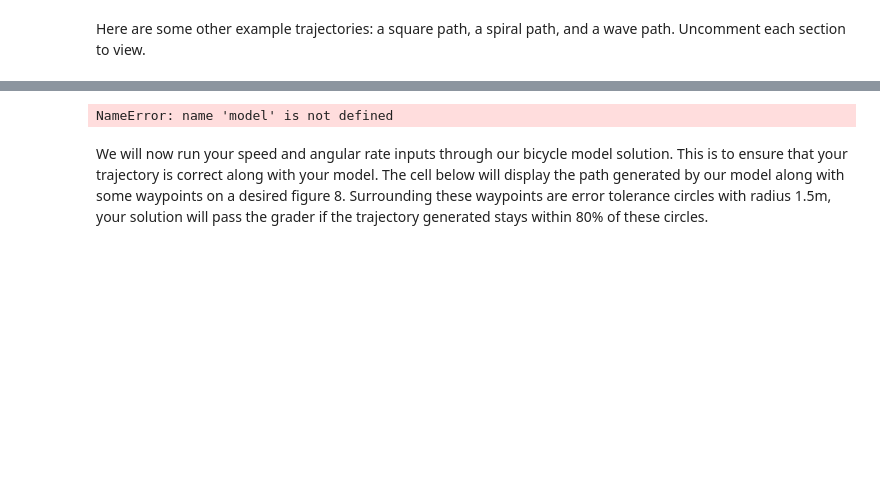
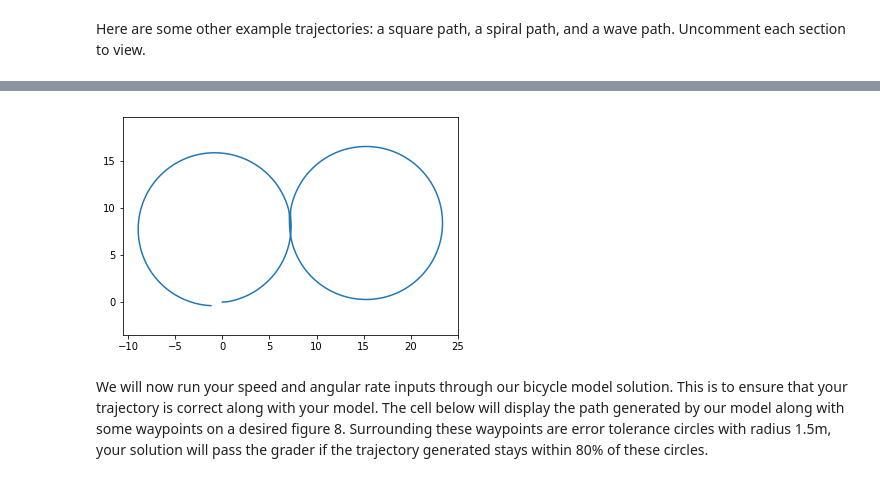
Before and after one commit to vinod-kancherla/self_driving_cars, a Jupyter notebook: Introduction_to_self_driving_cars/Kinematic_Bicycle_Model.ipynb, the cells around one changed output, grey strips where cells are left out. Saved outputs shown, nothing was run; the diff lists cells and outputs as text; code cells hidden in the pictures; blank space fills up the shorter version.

```diff
--- a/Introduction_to_self_driving_cars/Kinematic_Bicycle_Model.ipynb
+++ b/Introduction_to_self_driving_cars/Kinematic_Bicycle_Model.ipynb
@@ -305,11 +293,11 @@ w_data = np.zeros_like(t_data)
 #  Learner solution begins here
 # ==================================
 radius = 8
-v_data = np.zeros_like(t_data)
+delta = 0.993 * np.arctan(model.L / radius)
 v_data[:] = 2 * (2 * radius * np.pi) / time_end
 
-w_data = np.zeros_like(t_data)
-delta = 0.985 * np.arctan(model.L/radius)
+# w_data = np.zeros_like(t_data)
+# delta = 0.985 * np.arctan(model.L/radius)
 
 for i in range(t_data.shape[0]):
     x_data[i] = model.xc
@@ -321,34 +309,34 @@ for i in range(t_data.shape[0]):
             w_data[i] = model.w_max
         else:
             model.step(v_data[i], 0)
             w_data[i] = 0
 
     elif i <= 5.05 * t_data.shape[0]/8:
         if model.delta > -delta:
             model.step(v_data[i], -model.w_max)
             w_data[i] = -model.w_max
         else:
             model.step(v_data[i], 0)
             w_data[i] = 0
 
     else:
         if model.delta < delta:
             model.step(v_data[i], model.w_max)
             w_data[i] = model.w_max
         else:
             model.step(v_data[i], 0)
             w_data[i] = 0
 
     # print("step=%i, (x=%s, y=%s), (model=%s, delta=%s)" % (i, np.round(x_data[i], 4), np.round(y_data[i], 4), np.round(model.delta, 6), np.round(delta, 6)))
 
 # ==================================
 #  Learner solution ends here
 # ==================================
 plt.axis('equal')
 plt.plot(x_data, y_data)
 plt.show()
 # %% [output]
-NameError: name 'model' is not defined
+[figure, added]
 # %% [markdown]
 We will now run your speed and angular rate inputs through our bicycle model solution. This is to ensure that your trajectory is correct along with your model. The cell below will display the path generated by our model along with some waypoints on a desired figure 8. Surrounding these waypoints are error tolerance circles with radius 1.5m, your solution will pass the grader if the trajectory generated stays within 80% of these circles.
 # %%
```
Also changed, not shown: parts of 9 cells of this notebook, 2 other files.
